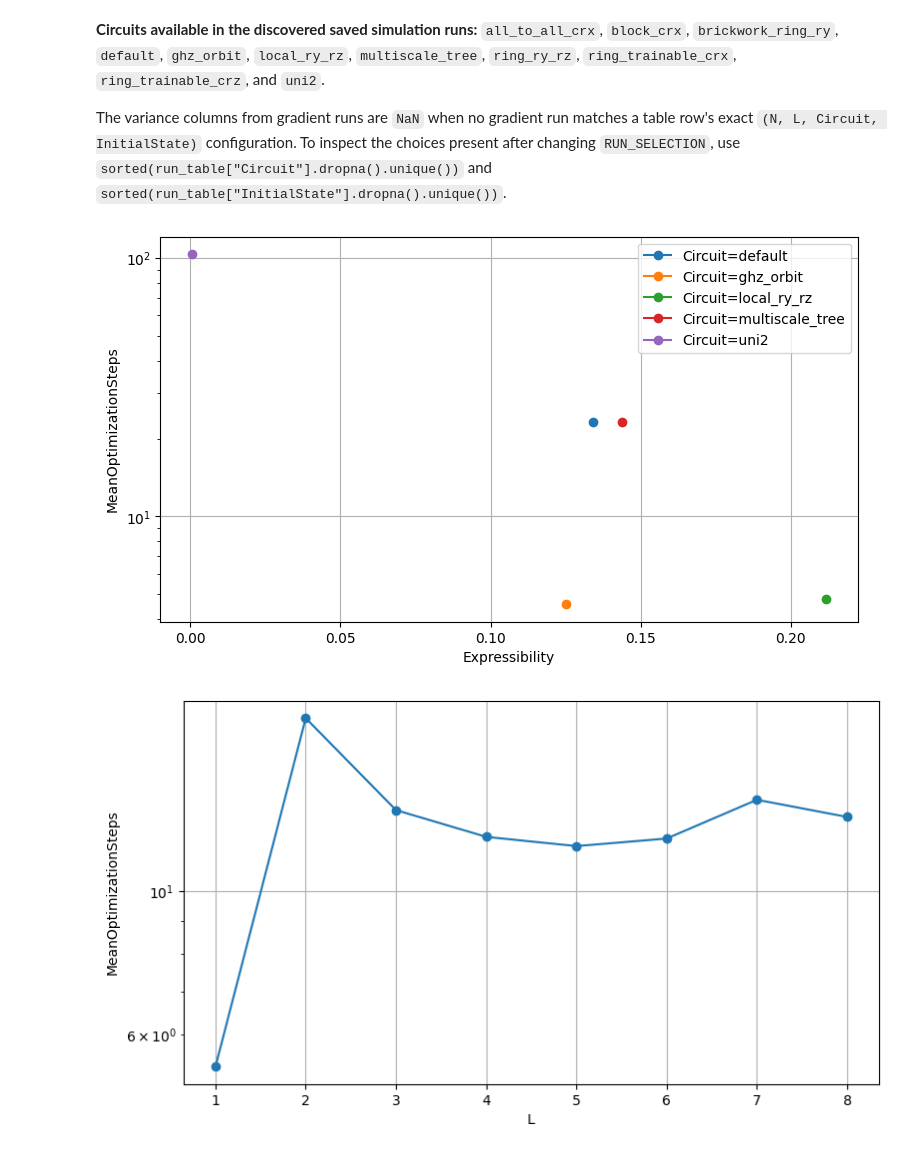
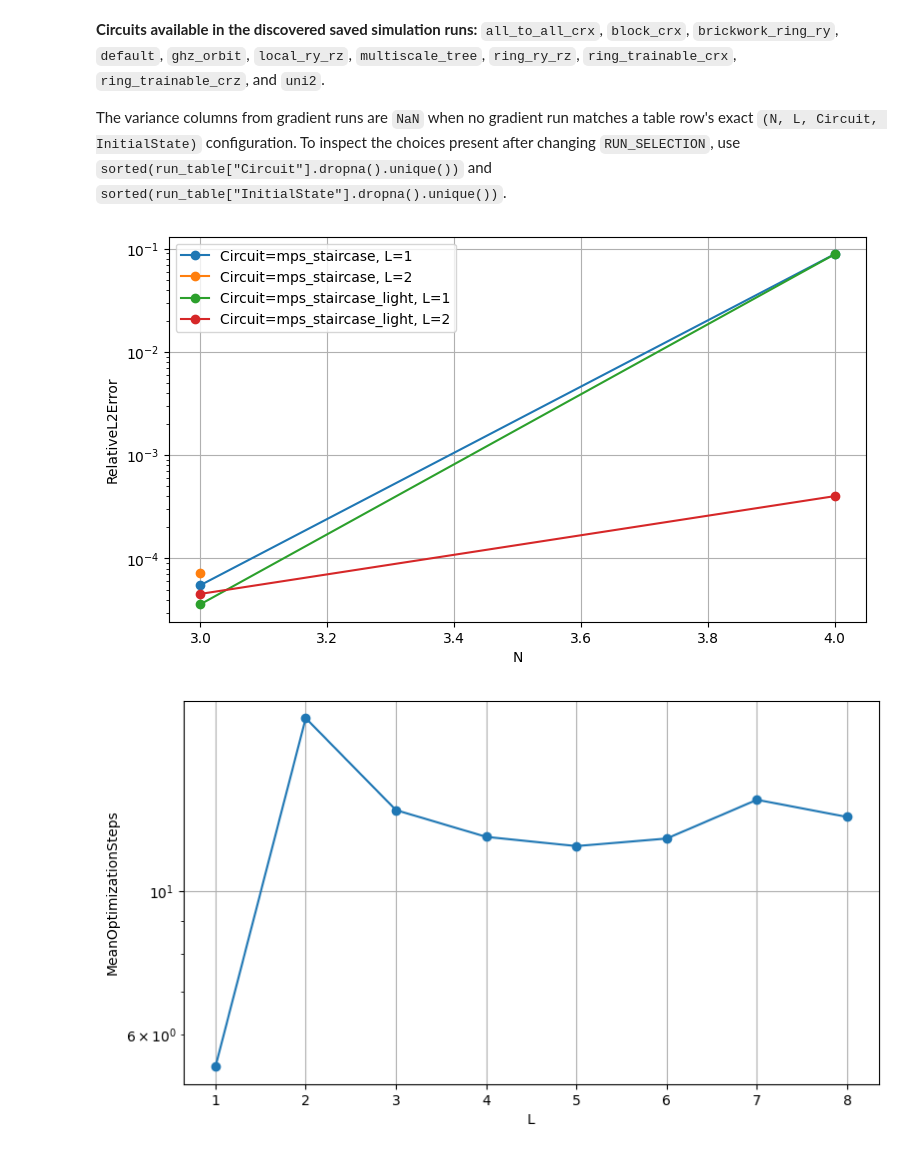
Before and after one commit to Joel-Kunk/VQCFD_quimb, a Jupyter notebook: analysis_results.ipynb, the cells around one changed output. Cells and saved outputs as stored; diff of their text form; code cells hidden in the pictures.

```diff
--- a/analysis_results.ipynb
+++ b/analysis_results.ipynb
@@ -153,8 +153,8 @@ shots_used_total: 0
 
 Use `TIMESTEP = 0` for the initial state, a positive saved-state index, or `-1` for the final state. The plot reports MSE, R², and normalized squared-overlap fidelity.
 # %%
-DIR_LABEL = "N3"
-LABEL = "L2"
+DIR_LABEL = "N4_mps_staircase"
+LABEL = "L1"
 
 run = an.load_run(DIR_LABEL, LABEL)
 run
@@ -298,8 +298,14 @@ The table contains N, L, the number of circuit parameters, legacy variance, grad
 Older manifests do not record a circuit name, so they are shown as `default`. Use `CIRCUIT_OVERRIDES` for older runs whose circuit is known from their label or experiment notes.
 # %%
 RUN_SELECTION = [
-    # ("N3", "L2"),
-    # ("N4", "L3"),
+    ("N3_mps_staircase", "L1"),
+    ("N4_mps_staircase", "L1"),
+    ("N3_mps_staircase", "L2"),
+    # ("N4_mps_staircase", "L2"),
+    ("N3_mps_staircase_light", "L1"),
+    ("N4_mps_staircase_light", "L1"),
+    ("N3_mps_staircase_light", "L2"),
+    ("N4_mps_staircase_light", "L2"),
 ]
 
 # Optional explicit variance selection. Leave empty to use all discovered variance runs.
@@ -448,39 +450,39 @@ The variance columns from gradient runs are `NaN` when no gradient run matches a
 # %%
 # X accepts one column; Y accepts one column or a list of columns.
 # GROUP_BY accepts one column, a list of columns, or None.
-X = "Expressibility"
-Y = "MeanOptimizationSteps"  # e.g. "MeanOptimizationSteps" or a list of columns
-GROUP_BY = "Circuit"
+X = "N"
+Y = "RelativeL2Error"  # e.g. "MeanOptimizationSteps" or a list of columns
+GROUP_BY = ["Circuit","L"]
 FILTERS = {
-    "N": 4,
-    "Circuit": ["default"],
+    # "N": 4,
+    # "Circuit": ["default"],
     #"NumberOfParameters": [32],
 }
 PLOT_KIND = "line"       # "line" or "scatter"
 LOG_Y = True
 X_LABEL = None             # e.g. "Number of parameters"; None uses X
 Y_LABEL = None             # e.g. "Expressibility (KL)"; None uses Y
 SERIES_LABELS = None       # e.g. ["Default", "GHZ", "Local", "Tree", "UNI2"]
 X_LIMITS = None            # e.g. (0, 50); use None for automatic limits
 Y_LIMITS = None            # e.g. (0, 0.4); use None for automatic limits
 
 filtered_table, ax, fig = an.plot_run_table(
     run_table,
     x=X,
     y=Y,
     filters=FILTERS,
     group_by=GROUP_BY,
     kind=PLOT_KIND,
     log_y=LOG_Y,
     x_label=X_LABEL,
     y_label=Y_LABEL,
     series_labels=SERIES_LABELS,
     x_limits=X_LIMITS,
     y_limits=Y_LIMITS,
 )
 # filtered_table
 # %% [output]
-[figure, old version]
+[figure, new version]
 # %%
 # folder = "exprs"
 # name = "expr_default_default_all"
```
Also changed, not shown: parts of 3 cells of this notebook, 3 other files.
